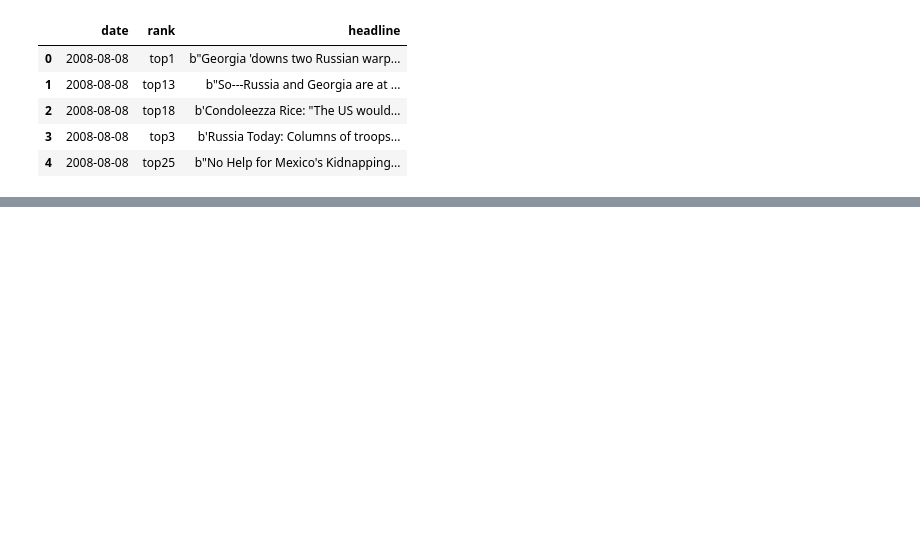
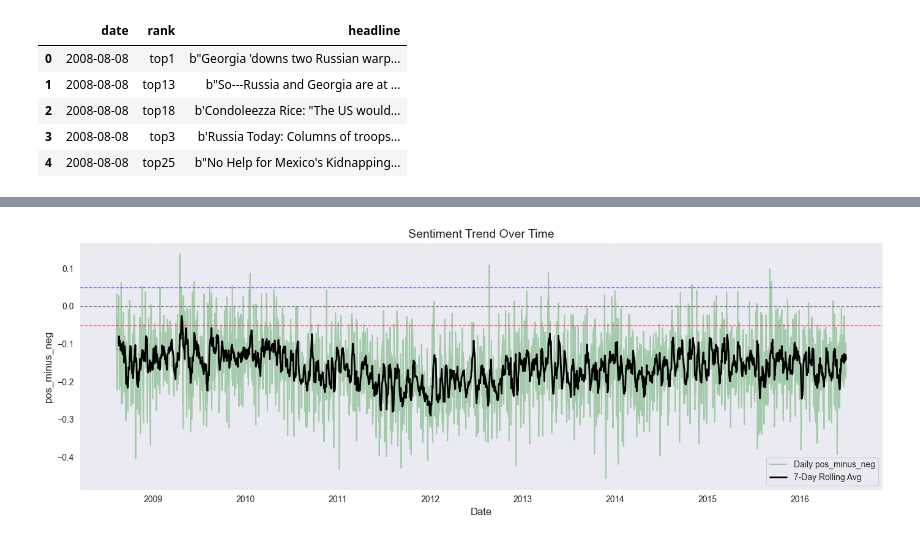
Before and after one commit to vitoco84/ml-stock-sent, a Jupyter notebook: notebooks/02_sentiment.ipynb, the cells around one changed output, grey strips where cells are left out. Drawn from its saved outputs; the diff is of its cells as text; code cells hidden in the pictures; blank space fills up the shorter version.

Commit message:
impl caching fixed random state bug additional plots

```diff
--- a/notebooks/02_sentiment.ipynb
+++ b/notebooks/02_sentiment.ipynb
@@ -54,3 +56,7 @@ df.head()
 # %%
 os.makedirs(cfg.data.processed_dir, exist_ok=True)
 save_csv(Path(cfg.data.processed_dir) / cfg.data.name_prices_sentiment, df)
+# %%
+plot_sentiment_trend(daily_sentiment, Path(cfg.data.fig_dir) / "sentiment_trend.png")
+# %% [output]
+[figure, added]
```
Also changed, not shown: parts of 4 cells of this notebook, 37 other files.
